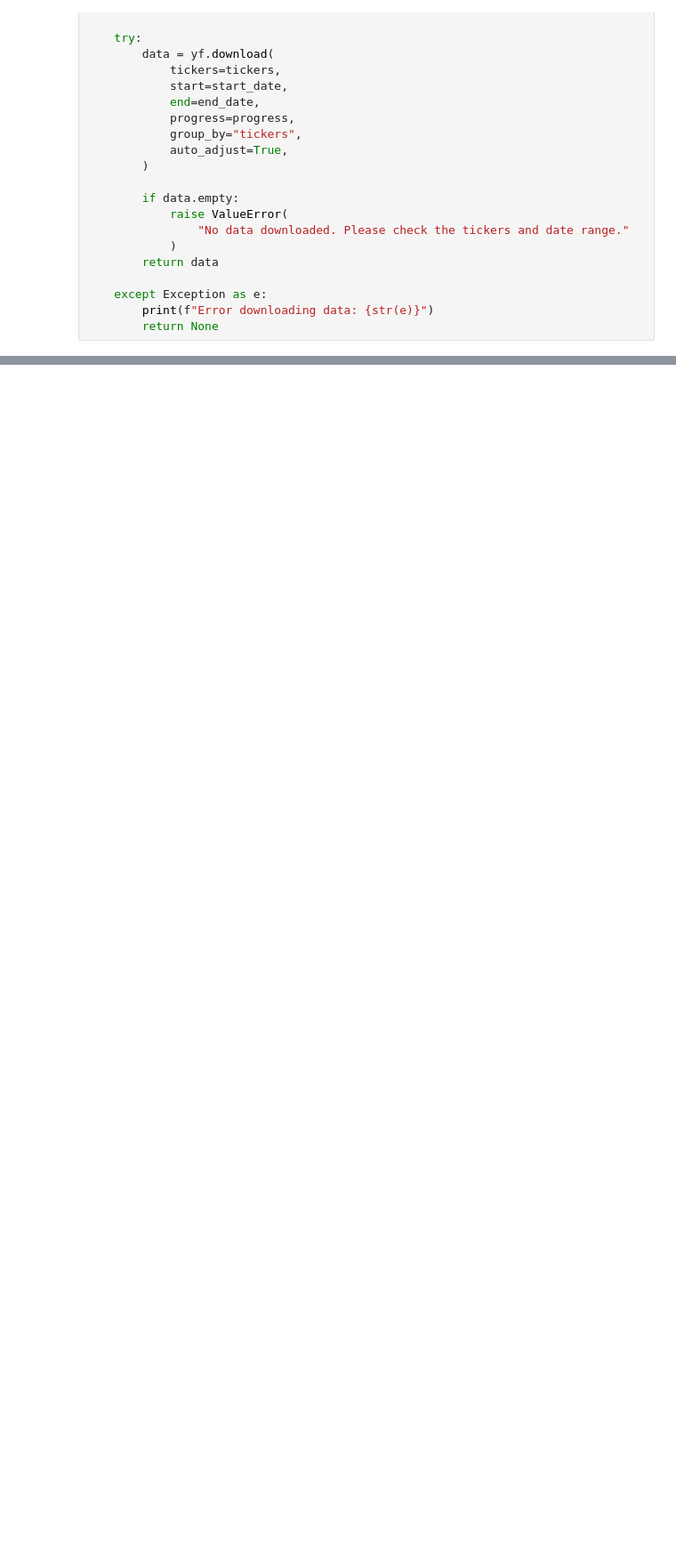
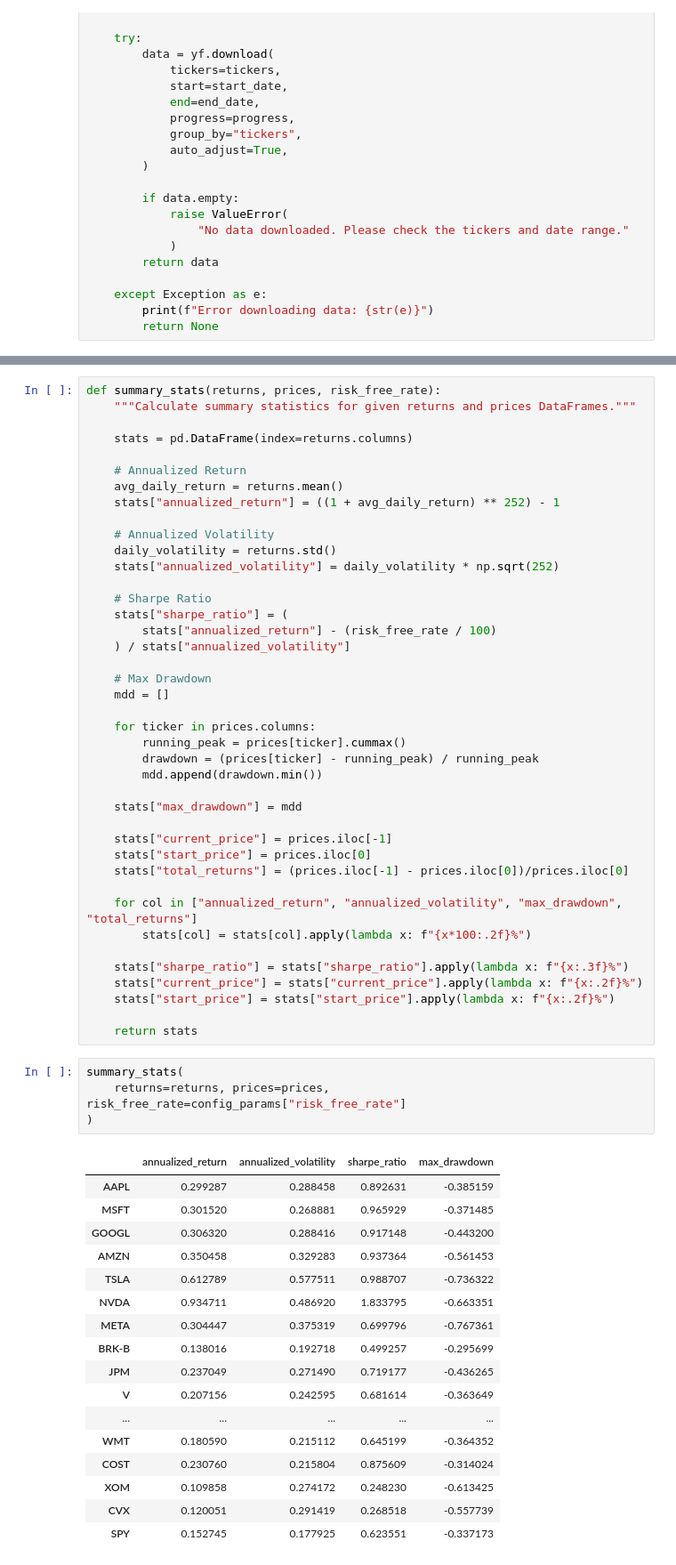
Before and after one commit to m-crr/Portfolio-Optimisation, a Jupyter notebook: Notebooks/data_collection.ipynb, the cells around one changed output, grey strips where cells are left out. Shown at 89% size. Cells and saved outputs as stored; diff of their text form; blank space fills up the shorter version.

```diff
--- a/Notebooks/data_collection.ipynb
+++ b/Notebooks/data_collection.ipynb
@@ -111,0 +176,63 @@ Tickers: AAPL, MSFT, GOOGL, AMZN, TSLA, NVDA, META, BRK-B, JPM, V, JNJ, LLY, UNH
+# %%
+def summary_stats(returns, prices, risk_free_rate):
+    """Calculate summary statistics for given returns and prices DataFrames."""
+
+    stats = pd.DataFrame(index=returns.columns)
+
+    # Annualized Return
+    avg_daily_return = returns.mean()
+    stats["annualized_return"] = ((1 + avg_daily_return) ** 252) - 1
+
+    # Annualized Volatility
+    daily_volatility = returns.std()
+    stats["annualized_volatility"] = daily_volatility * np.sqrt(252)
+
+    # Sharpe Ratio
+    stats["sharpe_ratio"] = (
+        stats["annualized_return"] - (risk_free_rate / 100)
+    ) / stats["annualized_volatility"]
+
+    # Max Drawdown
+    mdd = []
+
+    for ticker in prices.columns:
+        running_peak = prices[ticker].cummax()
+        drawdown = (prices[ticker] - running_peak) / running_peak
+        mdd.append(drawdown.min())
+
+    stats["max_drawdown"] = mdd
+
+    stats["current_price"] = prices.iloc[-1]
+    stats["start_price"] = prices.iloc[0]
+    stats["total_returns"] = (prices.iloc[-1] - prices.iloc[0])/prices.iloc[0]
+
+    for col in ["annualized_return", "annualized_volatility", "max_drawdown", "total_returns"]
+        stats[col] = stats[col].apply(lambda x: f"{x*100:.2f}%")
+
+    stats["sharpe_ratio"] = stats["sharpe_ratio"].apply(lambda x: f"{x:.3f}%")
+    stats["current_price"] = stats["current_price"].apply(lambda x: f"{x:.2f}%")
+    stats["start_price"] = stats["start_price"].apply(lambda x: f"{x:.2f}%")
+
+    return stats
+# %%
+summary_stats(
+    returns=returns, prices=prices, risk_free_rate=config_params["risk_free_rate"]
+)
+# %% [output]
+|  | annualized_return | annualized_volatility | sharpe_ratio | max_drawdown |
+| AAPL | 0.299287 | 0.288458 | 0.892631 | -0.385159 |
+| MSFT | 0.301520 | 0.268881 | 0.965929 | -0.371485 |
+| GOOGL | 0.306320 | 0.288416 | 0.917148 | -0.443200 |
+| AMZN | 0.350458 | 0.329283 | 0.937364 | -0.561453 |
+| TSLA | 0.612789 | 0.577511 | 0.988707 | -0.736322 |
+| NVDA | 0.934711 | 0.486920 | 1.833795 | -0.663351 |
+| META | 0.304447 | 0.375319 | 0.699796 | -0.767361 |
+| BRK-B | 0.138016 | 0.192718 | 0.499257 | -0.295699 |
+| JPM | 0.237049 | 0.271490 | 0.719177 | -0.436265 |
+| V | 0.207156 | 0.242595 | 0.681614 | -0.363649 |
+| ... | ... | ... | ... | ... |
+| WMT | 0.180590 | 0.215112 | 0.645199 | -0.364352 |
+| COST | 0.230760 | 0.215804 | 0.875609 | -0.314024 |
+| XOM | 0.109858 | 0.274172 | 0.248230 | -0.613425 |
+| CVX | 0.120051 | 0.291419 | 0.268518 | -0.557739 |
+| SPY | 0.152745 | 0.177925 | 0.623551 | -0.337173 |
```
Also changed, not shown: parts of 10 cells of this notebook.
